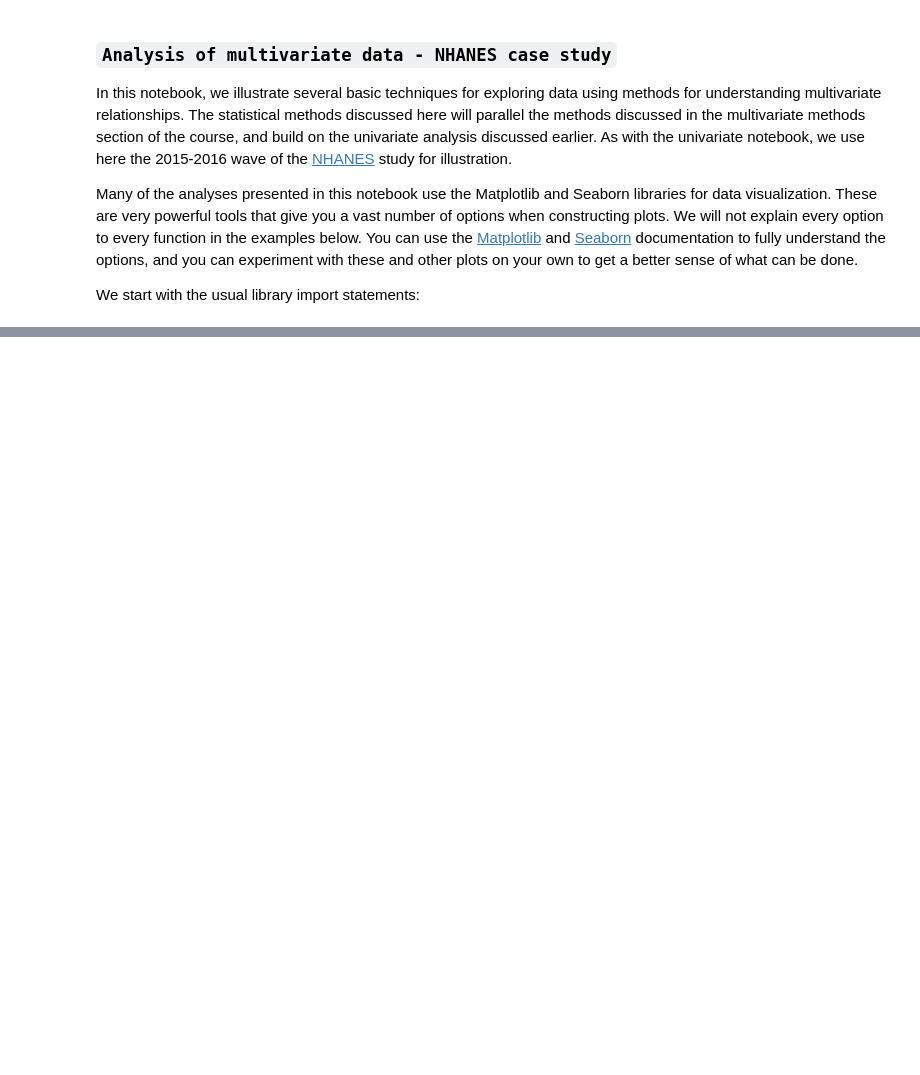
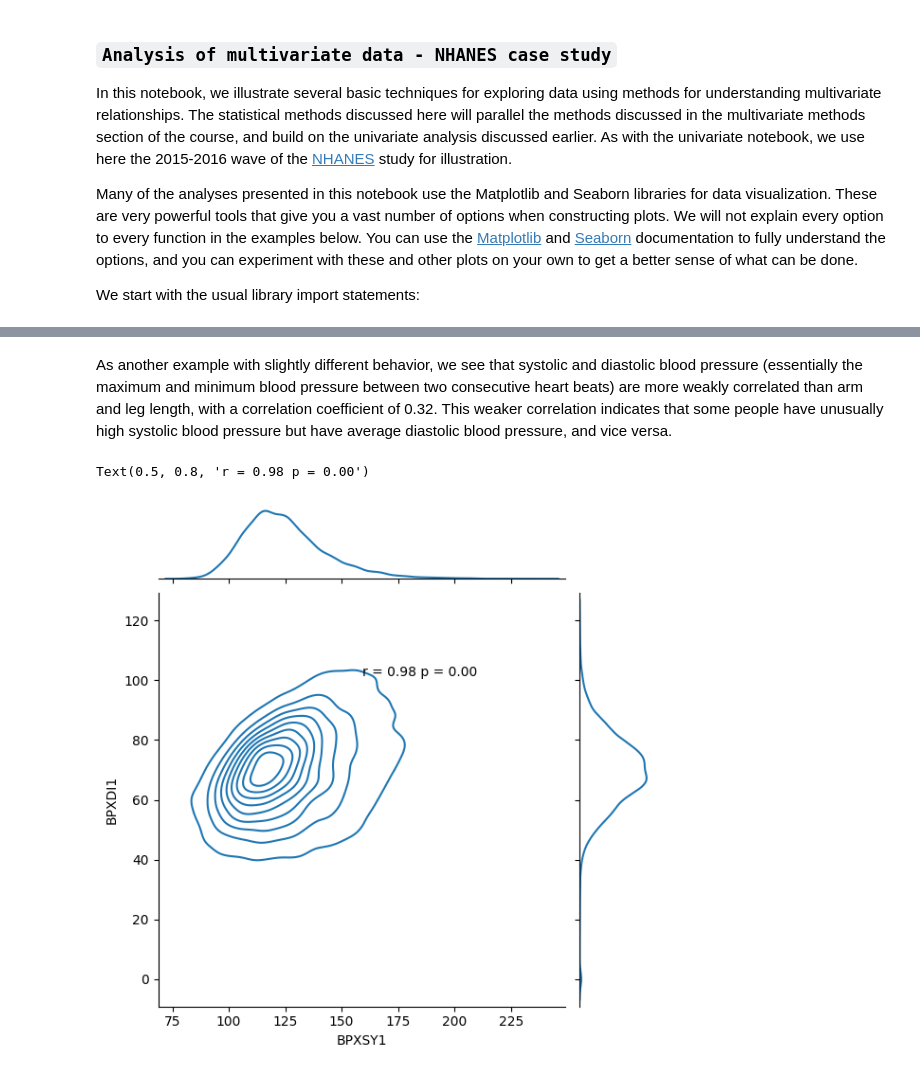
Before and after one commit to tauantorres/understanding-and-visualizing-data-with-python, a Jupyter notebook: week-3-pt-04.ipynb, the cells around one changed output, grey strips where cells are left out. Cells and saved outputs as stored; diff of their text form; code cells hidden in the pictures; blank space fills up the shorter version.

```diff
--- a/week-3-pt-04.ipynb
+++ b/week-3-pt-04.ipynb
@@ -15,0 +43,13 @@ from scipy import stats
+# %% [markdown]
+As another example with slightly different behavior, we see that systolic and diastolic blood pressure (essentially the maximum and minimum blood pressure between two consecutive heart beats) are more weakly correlated than arm and leg length, with a correlation coefficient of 0.32.  This weaker correlation indicates that some people have unusually high systolic blood pressure but have average diastolic blood pressure, and vice versa.
+# %%
+#ignore deprecation warning message
+a = np.random.rand(100)
+b = a * 2 + a ** 5
+
+g = sns.jointplot(x="BPXSY1", y="BPXDI1", kind='kde', data=da)
+r, p = stats.pearsonr(a, b)
+g.ax_joint.annotate("r = {:.2f} ".format(r) + "p = {:.2f}".format(p), xy=(0.5, 0.8), xycoords='axes fraction')
+# %% [output]
+Text(0.5, 0.8, 'r = 0.98 p = 0.00')
+[figure, added]
```
Also changed, not shown: parts of 30 cells of this notebook, 1 other file.
